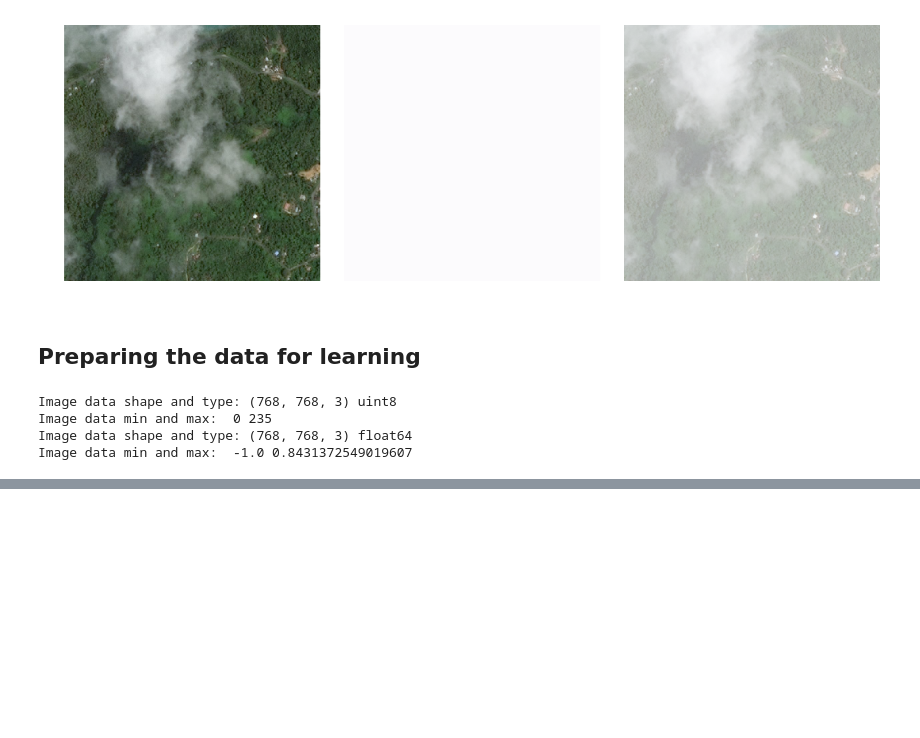
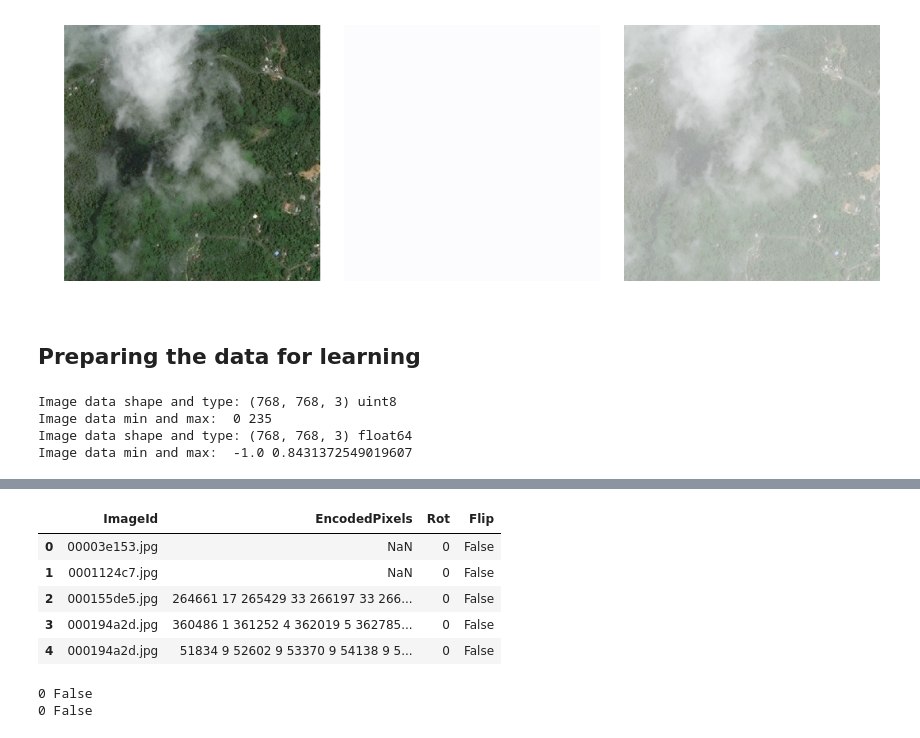
Before and after one commit to kaland313/vitmav45-ShipSeakers, a Jupyter notebook: NagyHFDataPrep.ipynb, the cells around one changed output, grey strips where cells are left out. Saved outputs shown, nothing was run; the diff lists cells and outputs as text; code cells hidden in the pictures; blank space fills up the shorter version.

Commit message:
First components of data augmentation added

```diff
--- a/NagyHFDataPrep.ipynb
+++ b/NagyHFDataPrep.ipynb
@@ -277,0 +290,37 @@ Image data min and max:  -1.0 0.8431372549019607
+# %%
+def augmentData(df_data, useFlip=True, useRot=True):
+    df_augmented = pd.DataFrame()
+    if useRot:
+        for angle in (0,90,180,270):
+            df_temp = df_data.copy()
+            df_temp['Rot'] = angle
+            df_augmented = df_augmented.append(df_temp)
+    if useFlip:
+        df_augmented['Flip'] = False
+        df_temp = df_augmented.copy()
+        df_temp['Flip'] = True
+        df_augmented = df_augmented.append(df_temp)
+    return df_augmented
+
+def transformData(img, mask, Rot=0, Flip=False):
+    pass
+# %%
+aug_masks_df = augmentData(masks_df)
+aug_masks_df.head()
+# %% [output]
+|  | ImageId | EncodedPixels | Rot | Flip |
+| 0 | 00003e153.jpg | NaN | 0 | False |
+| 1 | 0001124c7.jpg | NaN | 0 | False |
+| 2 | 000155de5.jpg | 264661 17 265429 33 266197 33 266... | 0 | False |
+| 3 | 000194a2d.jpg | 360486 1 361252 4 362019 5 362785... | 0 | False |
+| 4 | 000194a2d.jpg | 51834 9 52602 9 53370 9 54138 9 5... | 0 | False |
+# %%
+# Test code for accessing when iterating through a dataframe
+for row in aug_masks_df.iloc[1:2].itertuples():
+    print(row.Rot, row.Flip)
+
+for row in aug_masks_df.iloc[1:2].iterrows():
+    print(row[1].Rot, row[1].Flip)
+# %% [output]
+0 False
+0 False
```
Also changed, not shown: parts of 3 cells of this notebook, 1 other file.
